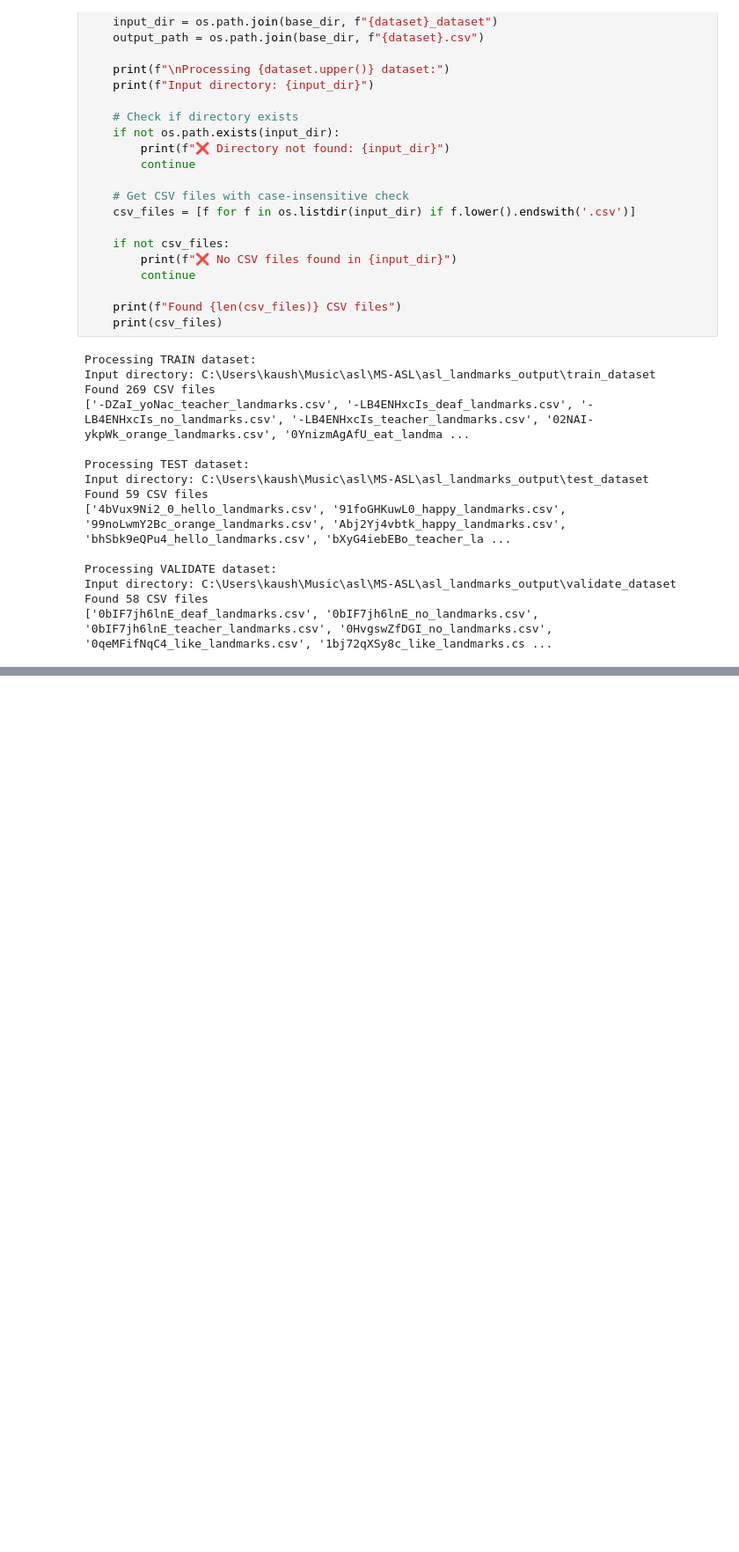
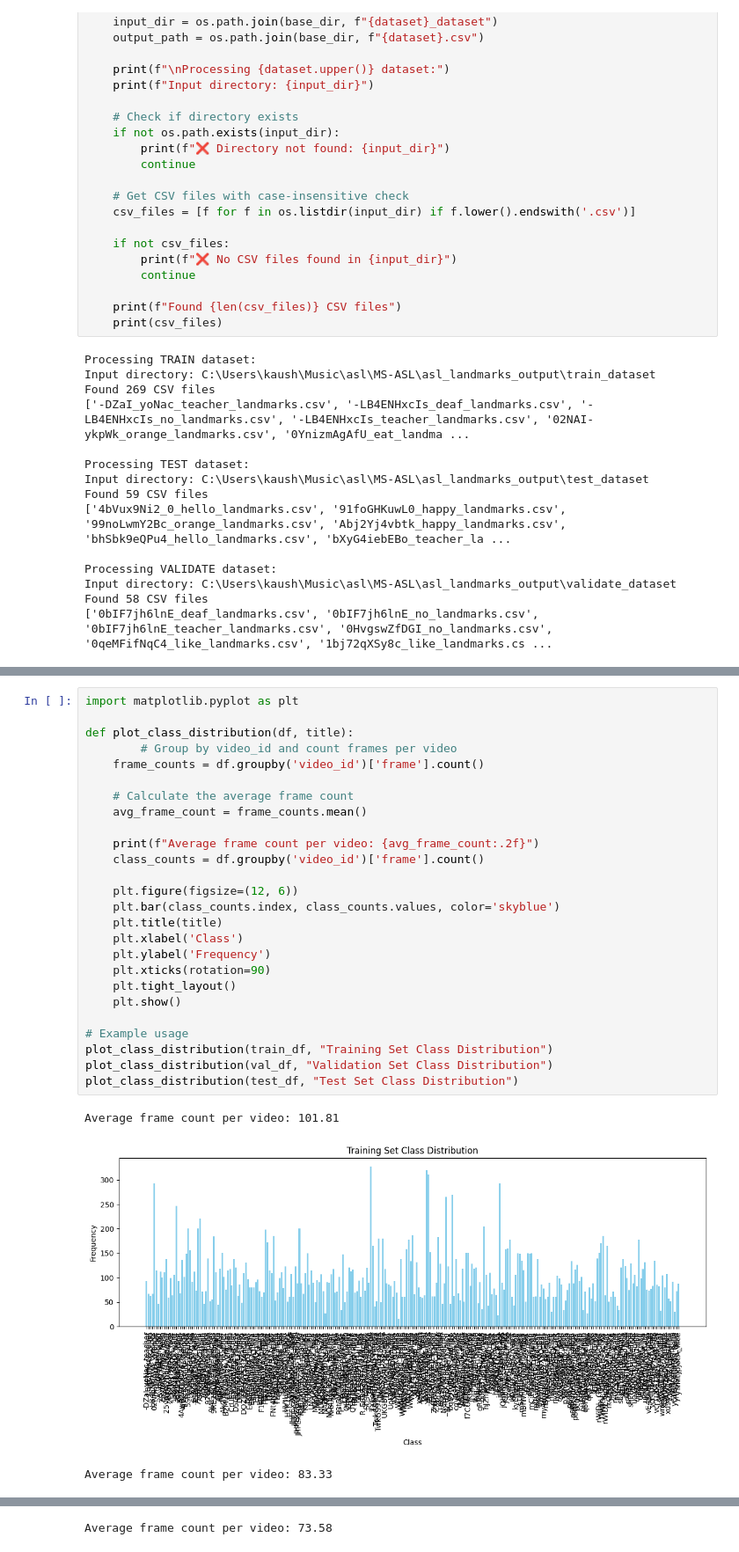
Before and after one commit to arjunron97/ASL-Echo, a Jupyter notebook: data processing/dataprocessing.ipynb, the cells around one changed output, grey strips where cells are left out. Shown at 88% size. Cells and saved outputs as stored; diff of their text form; blank space fills up the shorter version.

```diff
--- a/data processing/dataprocessing.ipynb
+++ b/data processing/dataprocessing.ipynb
@@ -126,0 +192,30 @@ Found 58 CSV files
+# %%
+import matplotlib.pyplot as plt
+
+def plot_class_distribution(df, title):
+        # Group by video_id and count frames per video
+    frame_counts = df.groupby('video_id')['frame'].count()
+
+    # Calculate the average frame count
+    avg_frame_count = frame_counts.mean()
+
+    print(f"Average frame count per video: {avg_frame_count:.2f}")
+    class_counts = df.groupby('video_id')['frame'].count()
+
+    plt.figure(figsize=(12, 6))
+    plt.bar(class_counts.index, class_counts.values, color='skyblue')
+    plt.title(title)
+    plt.xlabel('Class')
+    plt.ylabel('Frequency')
+    plt.xticks(rotation=90)
+    plt.tight_layout()
+    plt.show()
+
+# Example usage
+plot_class_distribution(train_df, "Training Set Class Distribution")
+plot_class_distribution(val_df, "Validation Set Class Distribution")
+plot_class_distribution(test_df, "Test Set Class Distribution")
+# %% [output]
+Average frame count per video: 101.81
+[figure, added]
+Average frame count per video: 83.33
@@ -126,0 +223 @@ Found 58 CSV files
+Average frame count per video: 73.58
```
Also changed, not shown: parts of 19 cells of this notebook, 17 other files.
